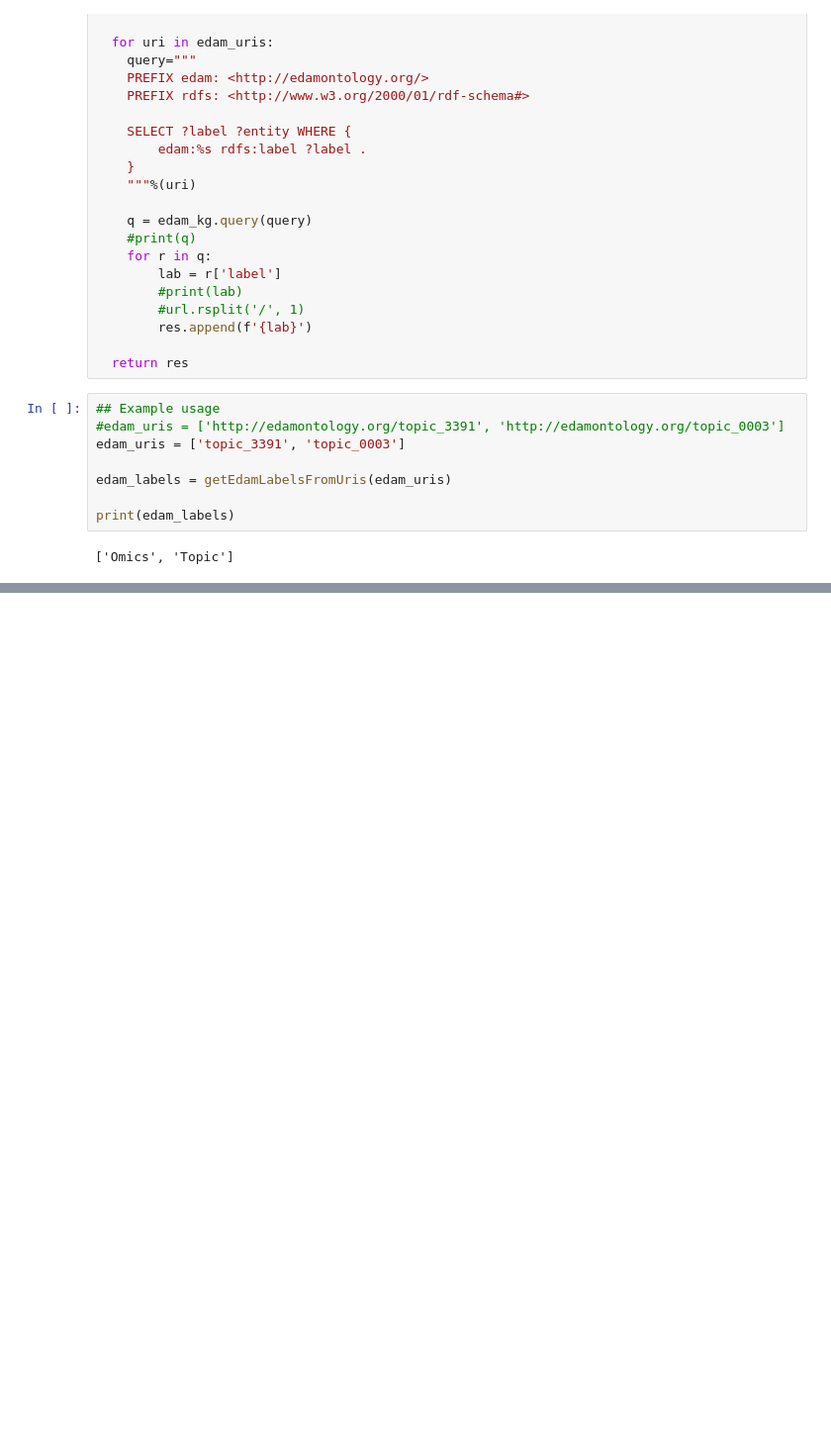
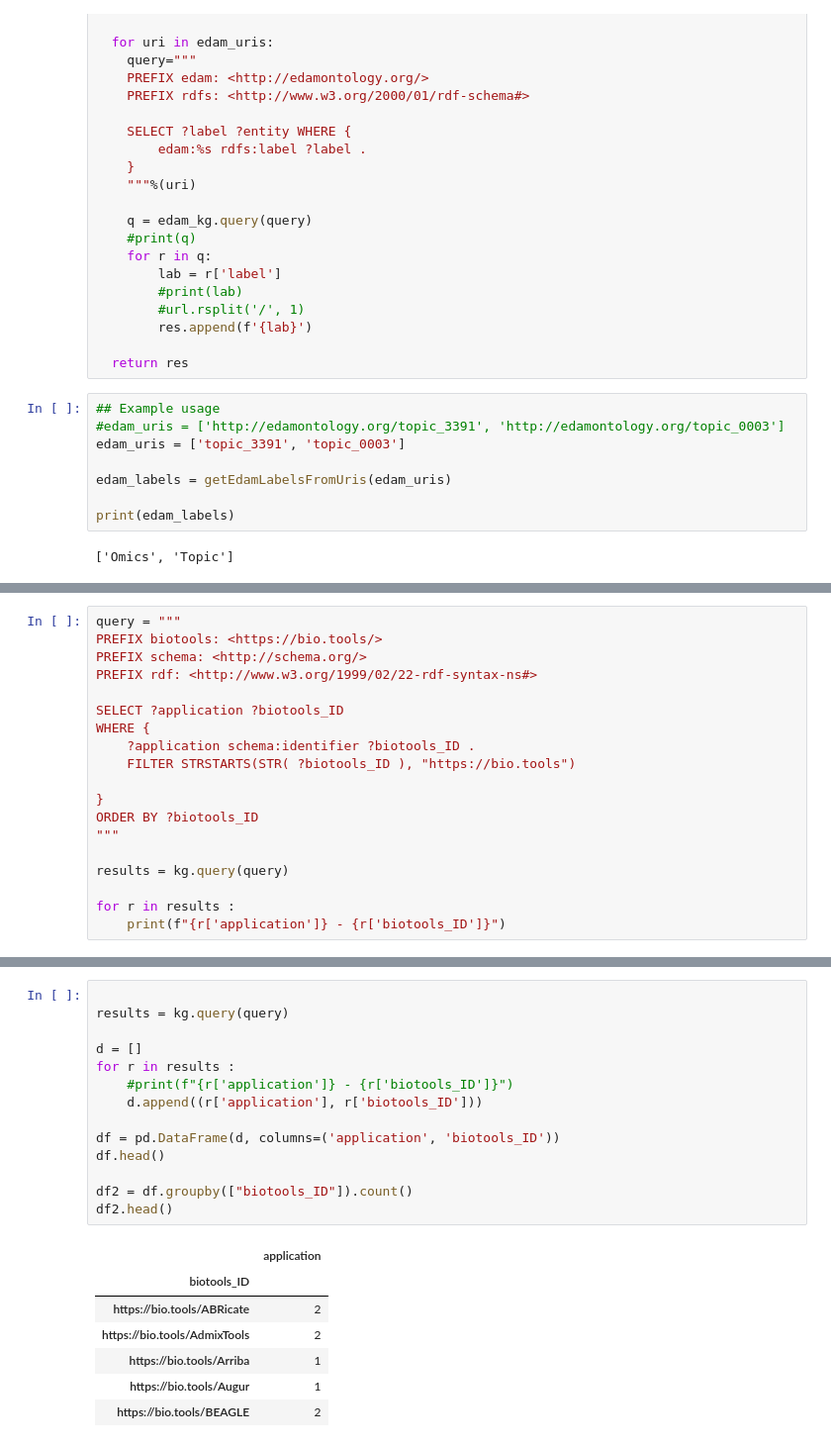
Before and after one commit to research-software-ecosystem/RSEc_SPARQL_endpoint, a Jupyter notebook: notebook/sandbox-EDAM-with-owlready-rdflib.ipynb, the cells around one changed output, grey strips where cells are left out. Shown at 99% size. Drawn from its saved outputs; the diff is of its cells as text; blank space fills up the shorter version.

```diff
--- a/notebook/sandbox-EDAM-with-owlready-rdflib.ipynb
+++ b/notebook/sandbox-EDAM-with-owlready-rdflib.ipynb
@@ -134,0 +158,19 @@ print(edam_labels)
+# %%
+query = """
+PREFIX biotools: <https://bio.tools/>
+PREFIX schema: <http://schema.org/>
+PREFIX rdf: <http://www.w3.org/1999/02/22-rdf-syntax-ns#>
+
+SELECT ?application ?biotools_ID
+WHERE {
+    ?application schema:identifier ?biotools_ID .
+    FILTER STRSTARTS(STR( ?biotools_ID ), "https://bio.tools")
+
+}
+ORDER BY ?biotools_ID
+"""
+
+results = kg.query(query)
+
+for r in results :
+    print(f"{r['application']} - {r['biotools_ID']}")
@@ -134,0 +195,22 @@ print(edam_labels)
+# %%
+
+results = kg.query(query)
+
+d = []
+for r in results :
+    #print(f"{r['application']} - {r['biotools_ID']}")
+    d.append((r['application'], r['biotools_ID']))
+
+df = pd.DataFrame(d, columns=('application', 'biotools_ID'))
+df.head()
+
+df2 = df.groupby(["biotools_ID"]).count()
+df2.head()
+# %% [output]
+|  | application |
+| biotools_ID |  |
+| https://bio.tools/ABRicate | 2 |
+| https://bio.tools/AdmixTools | 2 |
+| https://bio.tools/Arriba | 1 |
+| https://bio.tools/Augur | 1 |
+| https://bio.tools/BEAGLE | 2 |
```
Also changed, not shown: parts of 10 cells of this notebook.
